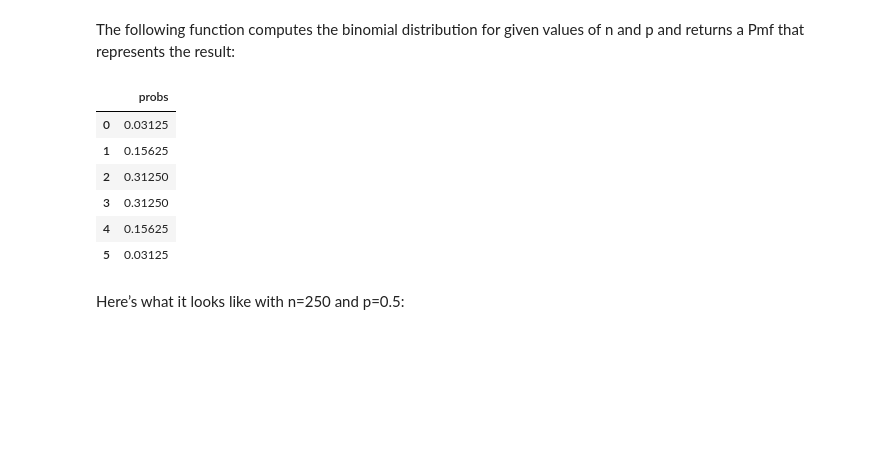
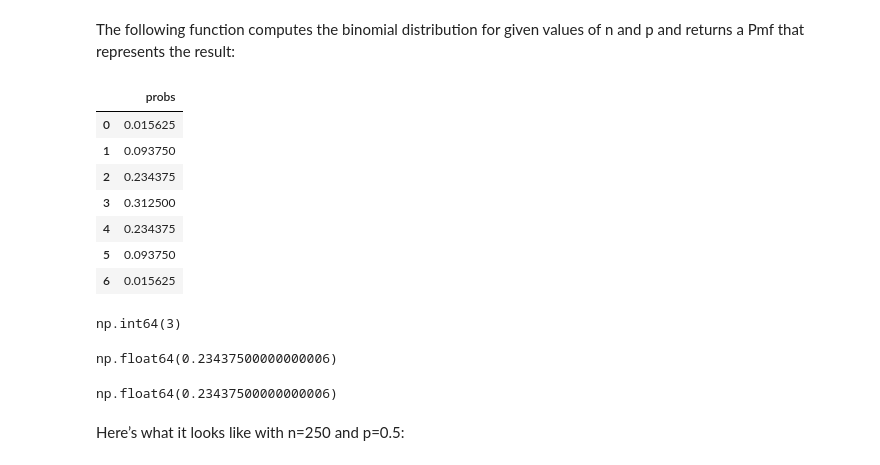
Before and after one commit to bea-sirowy/Python-tutorials, a Jupyter notebook: Bayes03_proportions.ipynb, the cells around one changed output. Drawn from its saved outputs; the diff is of its cells as text; code cells hidden in the pictures; blank space fills up the shorter version.

```diff
--- a/Bayes03_proportions.ipynb
+++ b/Bayes03_proportions.ipynb
@@ -119,18 +119,36 @@ and p and returns a Pmf that represents the result:
 # %%
 def make_binomial(n, p): #Make a binomial Pmf
     ks = np.arange(n+1)
     ps = binom.pmf(ks, n, p)
     return Pmf(ps, ks)
 
-make_binomial(5, 0.5)
+a = make_binomial(6, 0.5)
+a
 # %% [output]
 |  | probs |
-| 0 | 0.03125 |
-| 1 | 0.15625 |
-| 2 | 0.31250 |
-| 3 | 0.31250 |
-| 4 | 0.15625 |
-| 5 | 0.03125 |
+| 0 | 0.015625 |
+| 1 | 0.093750 |
+| 2 | 0.234375 |
+| 3 | 0.312500 |
+| 4 | 0.234375 |
+| 5 | 0.093750 |
+| 6 | 0.015625 |
+# %%
+a.max_prob()
+# %% [output]
+np.int64(3)
+# %%
+a[2]
+# %% [output]
+np.float64(0.23437500000000006)
+# %%
+k = 2
+n = 7
+p = 0.5
+
+binom.pmf(2, 6, 0.5)
+# %% [output]
+np.float64(0.23437500000000006)
 # %% [markdown]
 Here’s what it looks like with n=250 and p=0.5:
 # %%
```
Also changed, not shown: parts of 2 cells of this notebook.
